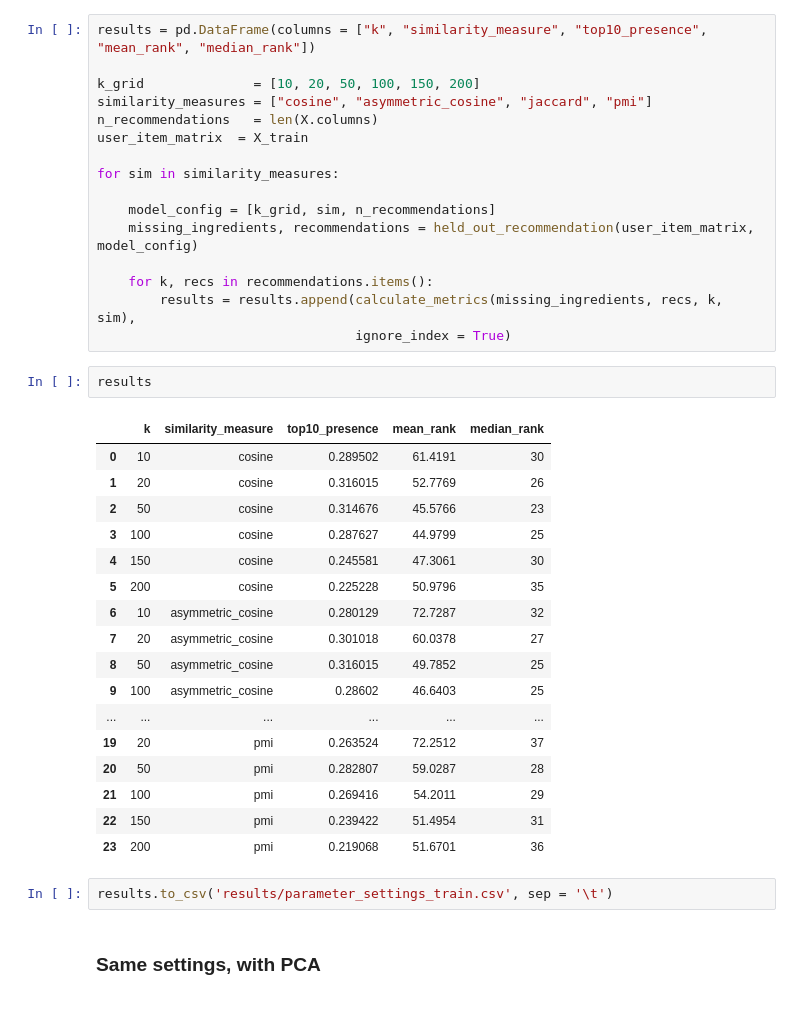
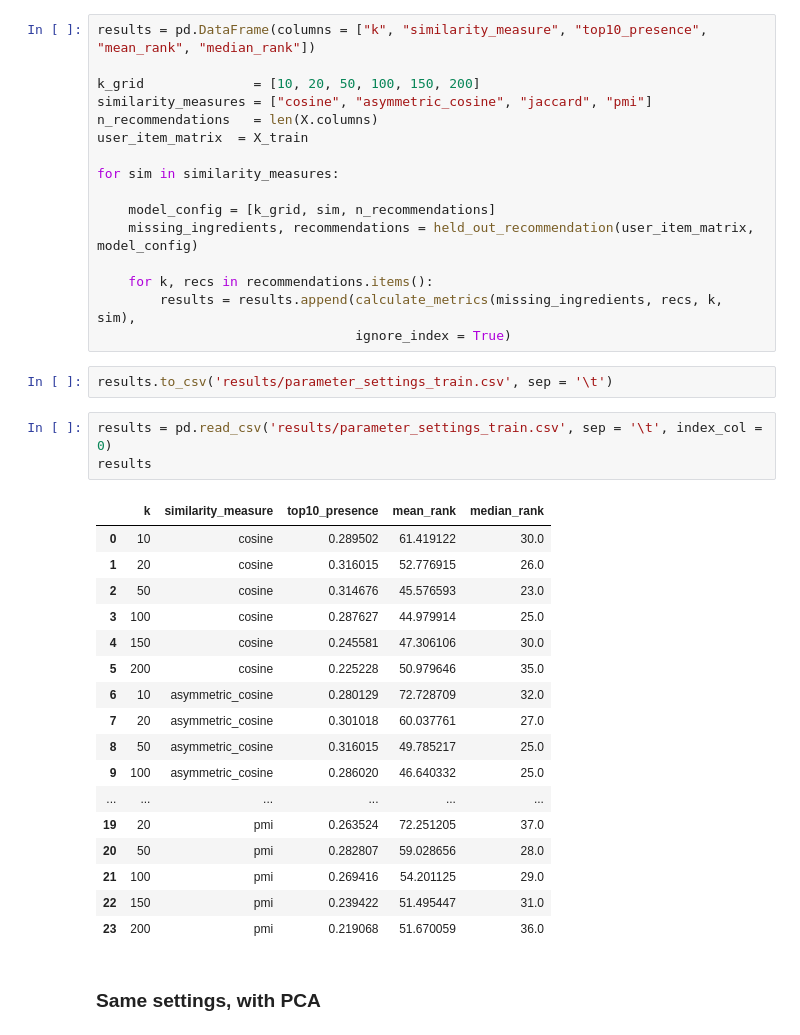
Before and after one commit to Slowika/Bag-of-Recipes, a Jupyter notebook: recommendations.ipynb, the cells around one changed output. Drawn from its saved outputs; the diff is of its cells as text.

```diff
--- a/recommendations.ipynb
+++ b/recommendations.ipynb
@@ -104,28 +113,29 @@ for sim in similarity_measures:
     for k, recs in recommendations.items():
         results = results.append(calculate_metrics(missing_ingredients, recs, k, sim),
                                  ignore_index = True)
-# %%
-results
-# %% [output]
-|  | k | similarity_measure | top10_presence | mean_rank | median_rank |
-| 0 | 10 | cosine | 0.289502 | 61.4191 | 30 |
-| 1 | 20 | cosine | 0.316015 | 52.7769 | 26 |
-| 2 | 50 | cosine | 0.314676 | 45.5766 | 23 |
-| 3 | 100 | cosine | 0.287627 | 44.9799 | 25 |
-| 4 | 150 | cosine | 0.245581 | 47.3061 | 30 |
-| 5 | 200 | cosine | 0.225228 | 50.9796 | 35 |
-| 6 | 10 | asymmetric_cosine | 0.280129 | 72.7287 | 32 |
-| 7 | 20 | asymmetric_cosine | 0.301018 | 60.0378 | 27 |
-| 8 | 50 | asymmetric_cosine | 0.316015 | 49.7852 | 25 |
-| 9 | 100 | asymmetric_cosine | 0.28602 | 46.6403 | 25 |
-| ... | ... | ... | ... | ... | ... |
-| 19 | 20 | pmi | 0.263524 | 72.2512 | 37 |
-| 20 | 50 | pmi | 0.282807 | 59.0287 | 28 |
-| 21 | 100 | pmi | 0.269416 | 54.2011 | 29 |
-| 22 | 150 | pmi | 0.239422 | 51.4954 | 31 |
-| 23 | 200 | pmi | 0.219068 | 51.6701 | 36 |
 # %%
 results.to_csv('results/parameter_settings_train.csv', sep = '\t')
+# %%
+results = pd.read_csv('results/parameter_settings_train.csv', sep = '\t', index_col = 0)
+results
+# %% [output]
+|  | k | similarity_measure | top10_presence | mean_rank | median_rank |
+| 0 | 10 | cosine | 0.289502 | 61.419122 | 30.0 |
+| 1 | 20 | cosine | 0.316015 | 52.776915 | 26.0 |
+| 2 | 50 | cosine | 0.314676 | 45.576593 | 23.0 |
+| 3 | 100 | cosine | 0.287627 | 44.979914 | 25.0 |
+| 4 | 150 | cosine | 0.245581 | 47.306106 | 30.0 |
+| 5 | 200 | cosine | 0.225228 | 50.979646 | 35.0 |
+| 6 | 10 | asymmetric_cosine | 0.280129 | 72.728709 | 32.0 |
+| 7 | 20 | asymmetric_cosine | 0.301018 | 60.037761 | 27.0 |
+| 8 | 50 | asymmetric_cosine | 0.316015 | 49.785217 | 25.0 |
+| 9 | 100 | asymmetric_cosine | 0.286020 | 46.640332 | 25.0 |
+| ... | ... | ... | ... | ... | ... |
+| 19 | 20 | pmi | 0.263524 | 72.251205 | 37.0 |
+| 20 | 50 | pmi | 0.282807 | 59.028656 | 28.0 |
+| 21 | 100 | pmi | 0.269416 | 54.201125 | 29.0 |
+| 22 | 150 | pmi | 0.239422 | 51.495447 | 31.0 |
+| 23 | 200 | pmi | 0.219068 | 51.670059 | 36.0 |
 # %% [markdown]
 ### Same settings, with PCA
 # %%
```
Also changed, not shown: parts of 16 cells of this notebook.
